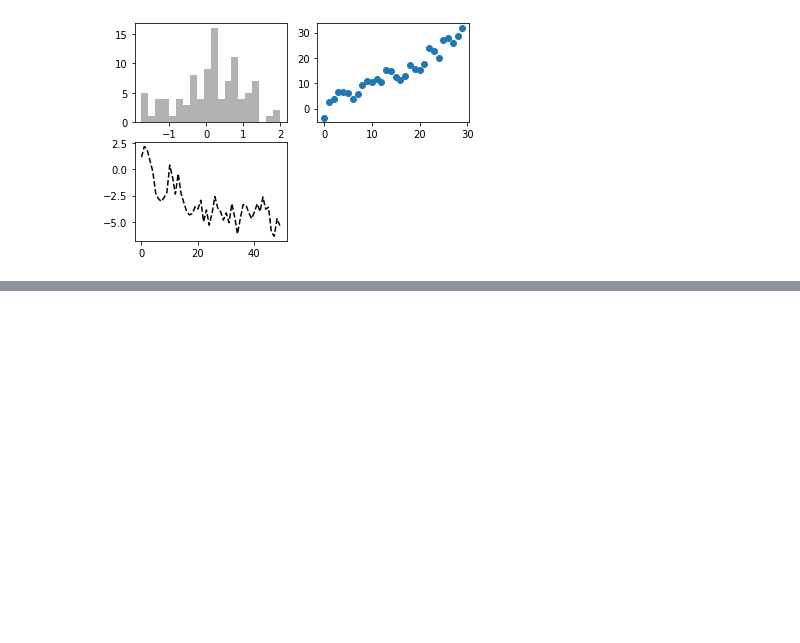
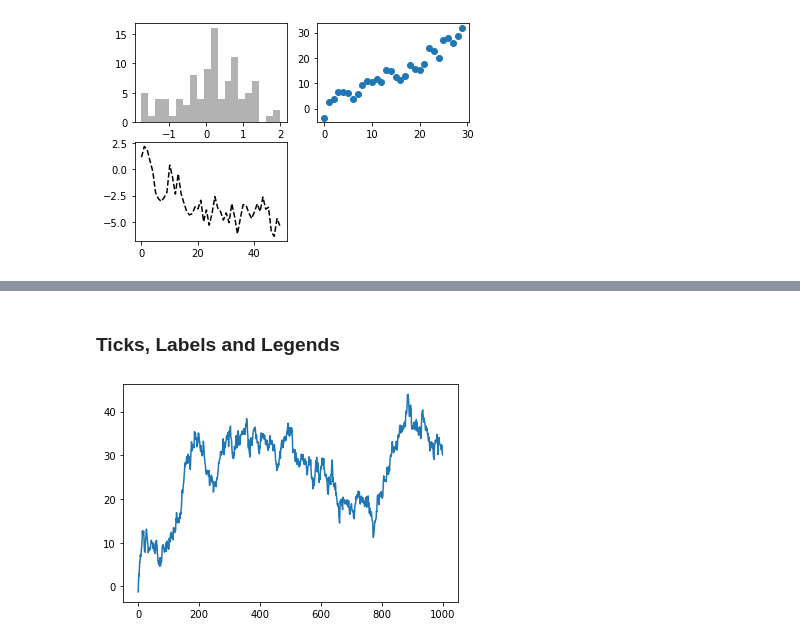
Before and after one commit to gpoon626/Python_Practice, a Jupyter notebook: Python_for_Data_Analysis_labs/Chapter_9_Plotting&Visualization.ipynb, the cells around one changed output, grey strips where cells are left out. Saved outputs shown, nothing was run; the diff lists cells and outputs as text; code cells hidden in the pictures; blank space fills up the shorter version.

```diff
--- a/Python_for_Data_Analysis_labs/Chapter_9_Plotting&Visualization.ipynb
+++ b/Python_for_Data_Analysis_labs/Chapter_9_Plotting&Visualization.ipynb
@@ -53,0 +80,8 @@ plt.show()
+# %% [markdown]
+### Ticks, Labels and Legends
+# %%
+fig, ax = plt.subplots()
+
+ax.plot(np.random.standard_normal(1000).cumsum());
+# %% [output]
+[figure, added]
```
Also changed, not shown: parts of 26 cells of this notebook.
